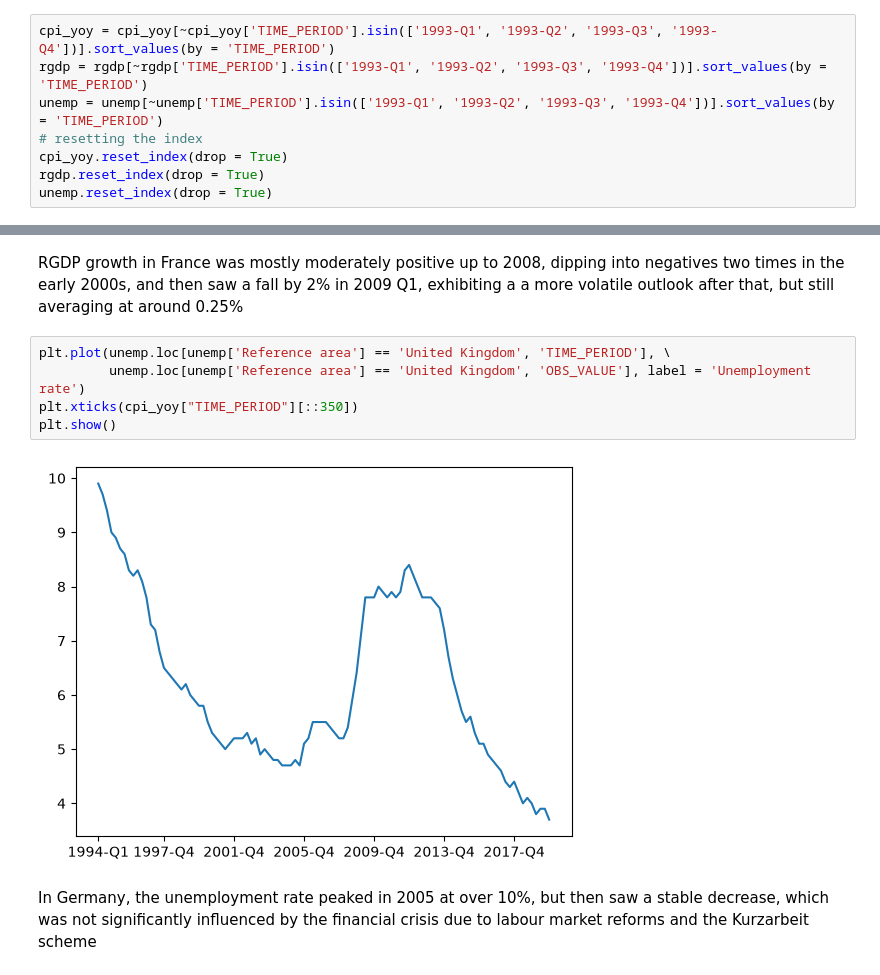
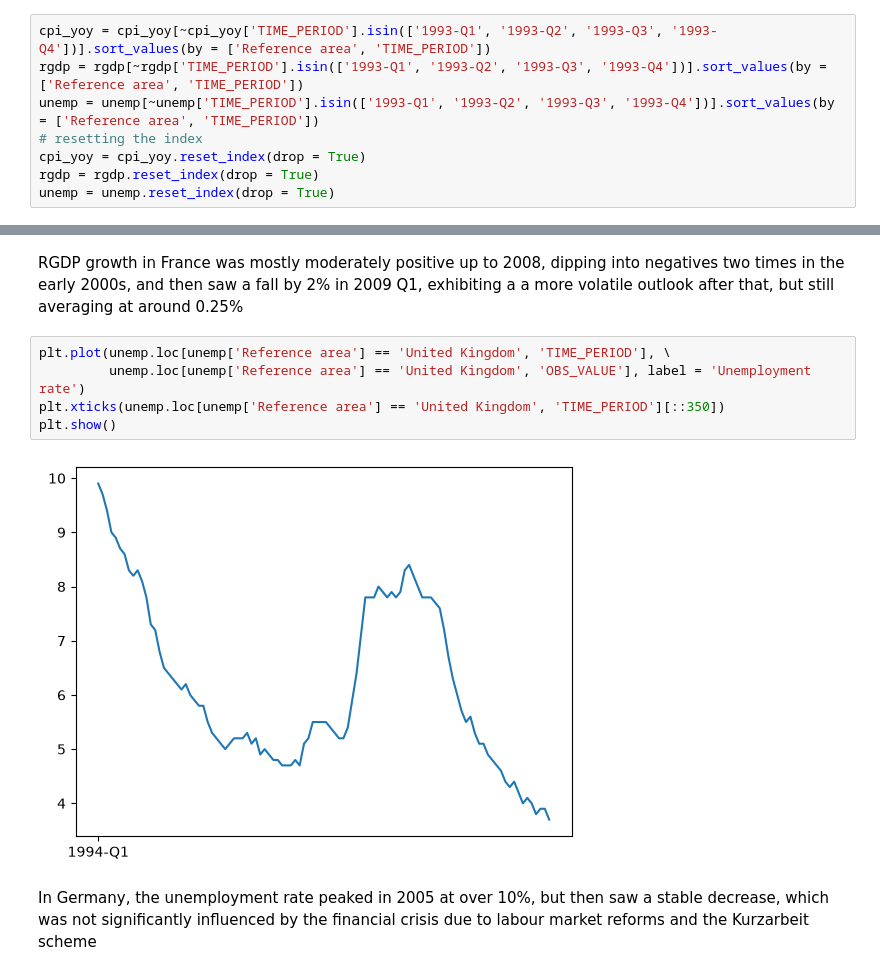
Before and after one commit to illiazhupanov/Economics_Forecasting_Project, a Jupyter notebook: notebooks/1_exploration_of_data.ipynb, the cells around one changed output, grey strips where cells are left out. Drawn from its saved outputs; the diff is of its cells as text.

```diff
--- a/notebooks/1_exploration_of_data.ipynb
+++ b/notebooks/1_exploration_of_data.ipynb
@@ -98,10 +98,10 @@ cpi_yoy
 # %% [markdown]
 The data points for the first year cannot be computed for CPI, so only the data after 1994 (incl.) will be used
 # %%
-cpi_yoy = cpi_yoy[~cpi_yoy['TIME_PERIOD'].isin(['1993-Q1', '1993-Q2', '1993-Q3', '1993-Q4'])].sort_values(by = 'TIME_PERIOD')
-rgdp = rgdp[~rgdp['TIME_PERIOD'].isin(['1993-Q1', '1993-Q2', '1993-Q3', '1993-Q4'])].sort_values(by = 'TIME_PERIOD')
-unemp = unemp[~unemp['TIME_PERIOD'].isin(['1993-Q1', '1993-Q2', '1993-Q3', '1993-Q4'])].sort_values(by = 'TIME_PERIOD')
+cpi_yoy = cpi_yoy[~cpi_yoy['TIME_PERIOD'].isin(['1993-Q1', '1993-Q2', '1993-Q3', '1993-Q4'])].sort_values(by = ['Reference area', 'TIME_PERIOD'])
+rgdp = rgdp[~rgdp['TIME_PERIOD'].isin(['1993-Q1', '1993-Q2', '1993-Q3', '1993-Q4'])].sort_values(by = ['Reference area', 'TIME_PERIOD'])
+unemp = unemp[~unemp['TIME_PERIOD'].isin(['1993-Q1', '1993-Q2', '1993-Q3', '1993-Q4'])].sort_values(by = ['Reference area', 'TIME_PERIOD'])
 # resetting the index
-cpi_yoy.reset_index(drop = True)
-rgdp.reset_index(drop = True)
-unemp.reset_index(drop = True)
+cpi_yoy = cpi_yoy.reset_index(drop = True)
+rgdp = rgdp.reset_index(drop = True)
+unemp = unemp.reset_index(drop = True)
@@ -151,10 +137,10 @@ RGDP growth in France was mostly moderately positive up to 2008, dipping into ne
 # %%
 plt.plot(unemp.loc[unemp['Reference area'] == 'United Kingdom', 'TIME_PERIOD'], \
          unemp.loc[unemp['Reference area'] == 'United Kingdom', 'OBS_VALUE'], label = 'Unemployment rate')
-plt.xticks(cpi_yoy["TIME_PERIOD"][::350])
+plt.xticks(unemp.loc[unemp['Reference area'] == 'United Kingdom', 'TIME_PERIOD'][::350])
 plt.show()
 # %% [output]
-[figure, old version]
+[figure, new version]
 # %% [markdown]
 In Germany, the unemployment rate peaked in 2005 at over 10%, but then saw a stable decrease, which was not significantly influenced by the financial crisis due to labour market reforms and the Kurzarbeit scheme
 # %%
```
Also changed, not shown: parts of 3 cells of this notebook, 7 other files.
